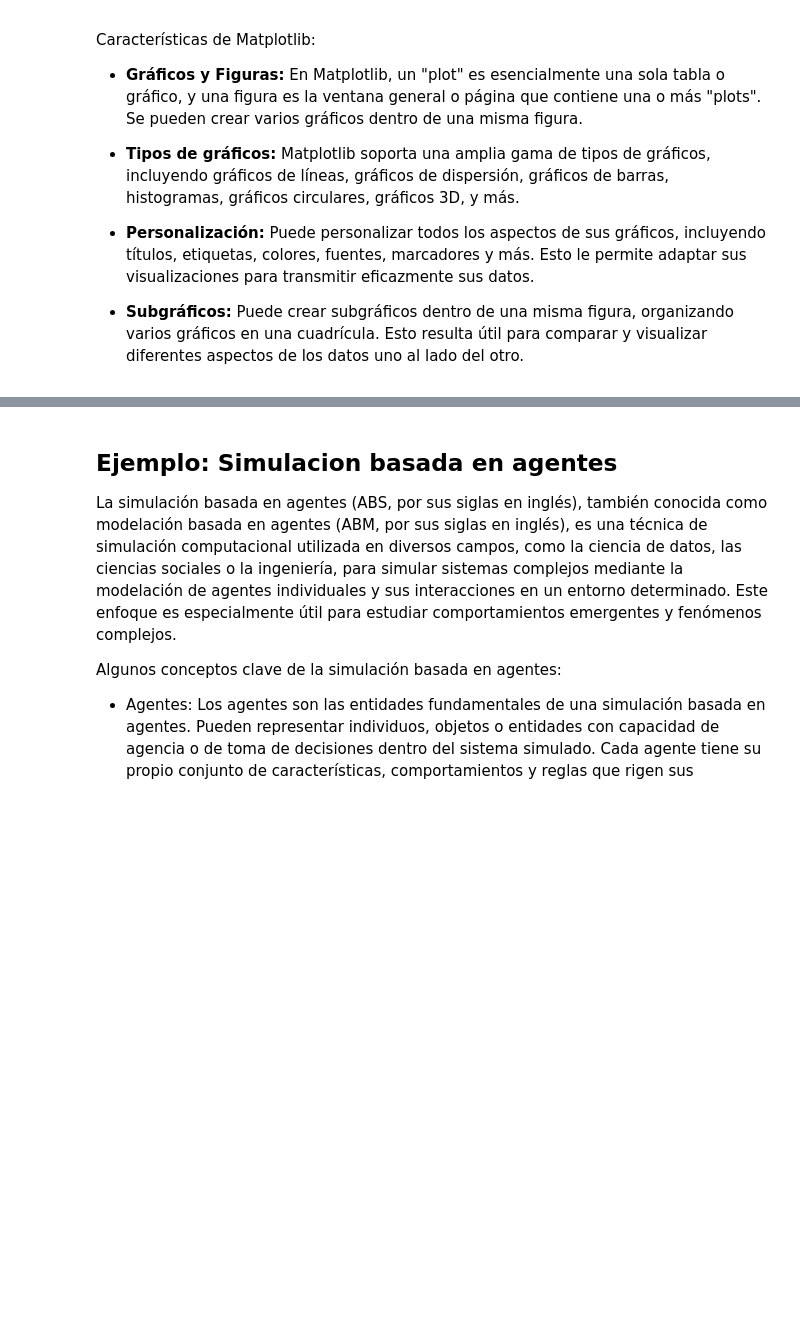
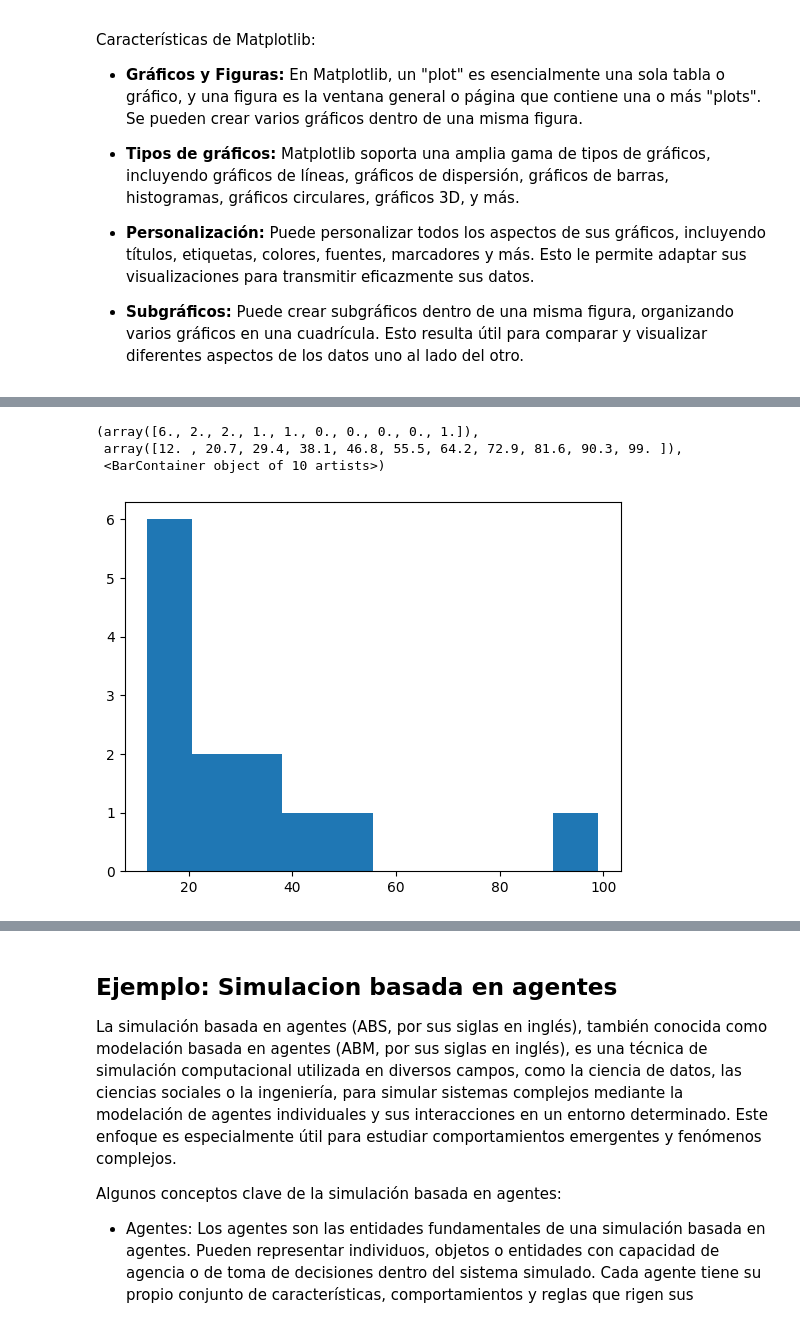
Before and after one commit to muzgash/curso_analisis_datos_bibliometricos, a Jupyter notebook: Programación_en_python.ipynb, the cells around one changed output, grey strips where cells are left out. Saved outputs shown, nothing was run; the diff lists cells and outputs as text; code cells hidden in the pictures; blank space fills up the shorter version.

```diff
--- a/Programación_en_python.ipynb
+++ b/Programación_en_python.ipynb
@@ -570,8 +571,16 @@ edades = {
     "Astrid Lopez": 38,
     "Jorge Castaño": 51,
     "Adrián Araujo": 29,
-    "Lorena": 15,
-    "Mauricio Quintana":45
+    "Lore": 15,
+    "Mauricio Quintana":45,
+    "Carolina Alarcón": 12,
+    "Felipe Hurtado": 21,
+    "Marisol Ospina": 18,
+    "Paco": 17,
+    "Andrea Montoya": 32,
+    "Gabriel Toledo":17,
+    "Manu": 13,
+    "Al Cólico":99
 }
 indice = 0
 nombre = list(edades.keys())[indice] #hay que hacer un casting porque lo que retorna la función keys no es una lista
@@ -649,0 +817,7 @@ import matplotlib
+# %%
+matplotlib.pyplot.hist(edades.values())
+# %% [output]
+(array([6., 2., 2., 1., 1., 0., 0., 0., 0., 1.]),
+ array([12. , 20.7, 29.4, 38.1, 46.8, 55.5, 64.2, 72.9, 81.6, 90.3, 99. ]),
+ <BarContainer object of 10 artists>)
+[figure, added]
```
Also changed, not shown: parts of 20 cells of this notebook.
